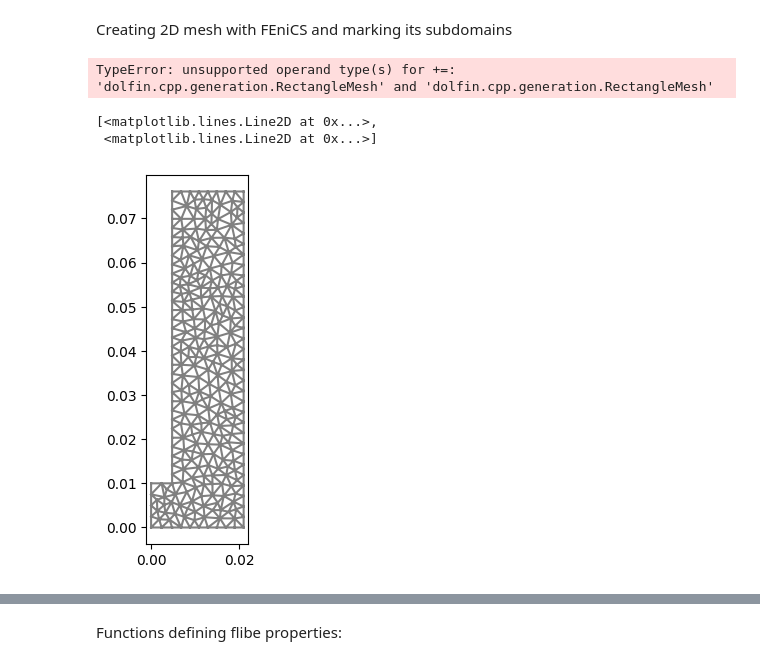
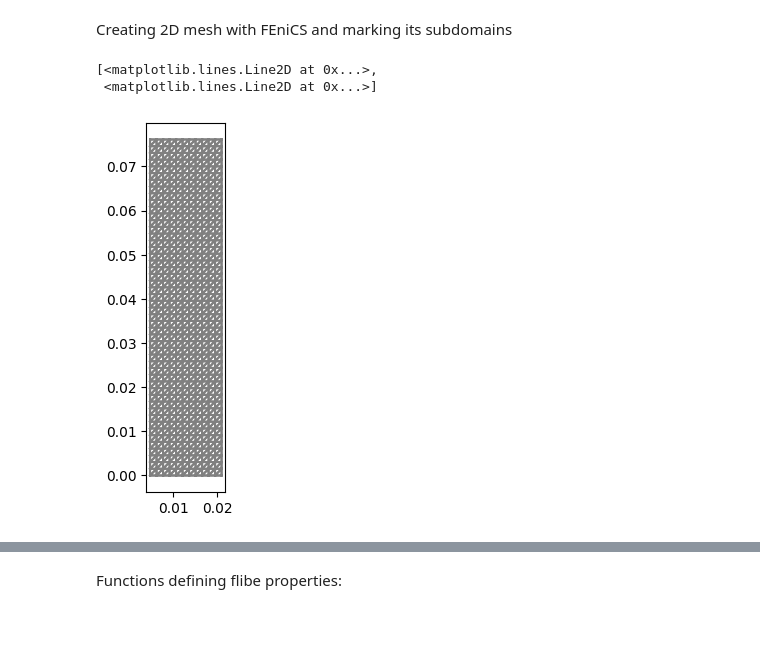
Before and after one commit to WeaverC20/LIBRADiff, a Jupyter notebook: BABY_2D_Simulation.ipynb, the cells around one changed output, grey strips where cells are left out. Saved outputs shown, nothing was run; the diff lists cells and outputs as text; code cells hidden in the pictures; blank space fills up the shorter version.

```diff
--- a/BABY_2D_Simulation.ipynb
+++ b/BABY_2D_Simulation.ipynb
@@ -16,60 +16,39 @@ ny2 = round(50*(0.01/0.0761))
 # mesh_fenics = UnitSquareMesh(nx, ny)
 
 mesh_fenics = RectangleMesh(Point(0.00476, 0.0), Point(0.00476 + 0.0162, 0.0761), nx, ny)
-mesh2 = RectangleMesh(Point(0.0, 0.0), Point(0.00476, 0.01), nx2, ny2)
-
-mesh_fenics += mesh2
 
 plot(mesh_fenics)
 
 # marking physical groups (volumes and surfaces)
 volume_markers = MeshFunction(
     "size_t", mesh_fenics, mesh_fenics.topology().dim())
 volume_markers.set_all(1)
 
 left_surface = CompiledSubDomain(
     'on_boundary && near(x[0], 0, tol)', tol=1e-14)
 right_surface = CompiledSubDomain(
     'on_boundary && near(x[0], 0.0162, tol)', tol=1e-14)
 bottom_surface = CompiledSubDomain(
     'on_boundary && near(x[1], 0, tol)', tol=1e-14)
 top_surface = CompiledSubDomain(
     'on_boundary && near(x[1], 0.0761, tol)', tol=1e-14)
 
 surface_markers = MeshFunction(
     "size_t", mesh_fenics, mesh_fenics.topology().dim() - 1)
 surface_markers.set_all(0)
 
 # Surface ids
 left_id = 1
 top_id = 2
 right_id = 3
 bottom_id = 4
 left_surface.mark(surface_markers, left_id)
 right_surface.mark(surface_markers, right_id)
 top_surface.mark(surface_markers, top_id)
 bottom_surface.mark(surface_markers, bottom_id)
 
 plot(mesh_fenics)
 # %% [output]
-TypeError: unsupported operand type(s) for +=: 'dolfin.cpp.generation.RectangleMesh' and 'dolfin.cpp.generation.RectangleMesh'
+[<matplotlib.lines.Line2D at 0x...>,
+ <matplotlib.lines.Line2D at 0x...>]
+[figure, added]
-# %%
-x1 = 0.00476
-x2 = 0.0162
-y1 = 0.01
-y2 = 0.0761
-
-p1 = f.Point(0, 0)
-p2 = f.Point(x1, y1)
-r1 = Rectangle(p1, p2)
-p1 = f.Point(x1, 0)
-p2 = f.Point(x1 + x2, y2)
-r2 = Rectangle(p1, p2)
-domain = r1 + r2
-mesh = generate_mesh(domain, 20)
-
-plot(mesh)
-# %% [output]
-[<matplotlib.lines.Line2D at 0x...>,
- <matplotlib.lines.Line2D at 0x...>]
-[figure, removed]
```
Also changed, not shown: parts of 2 cells of this notebook.
